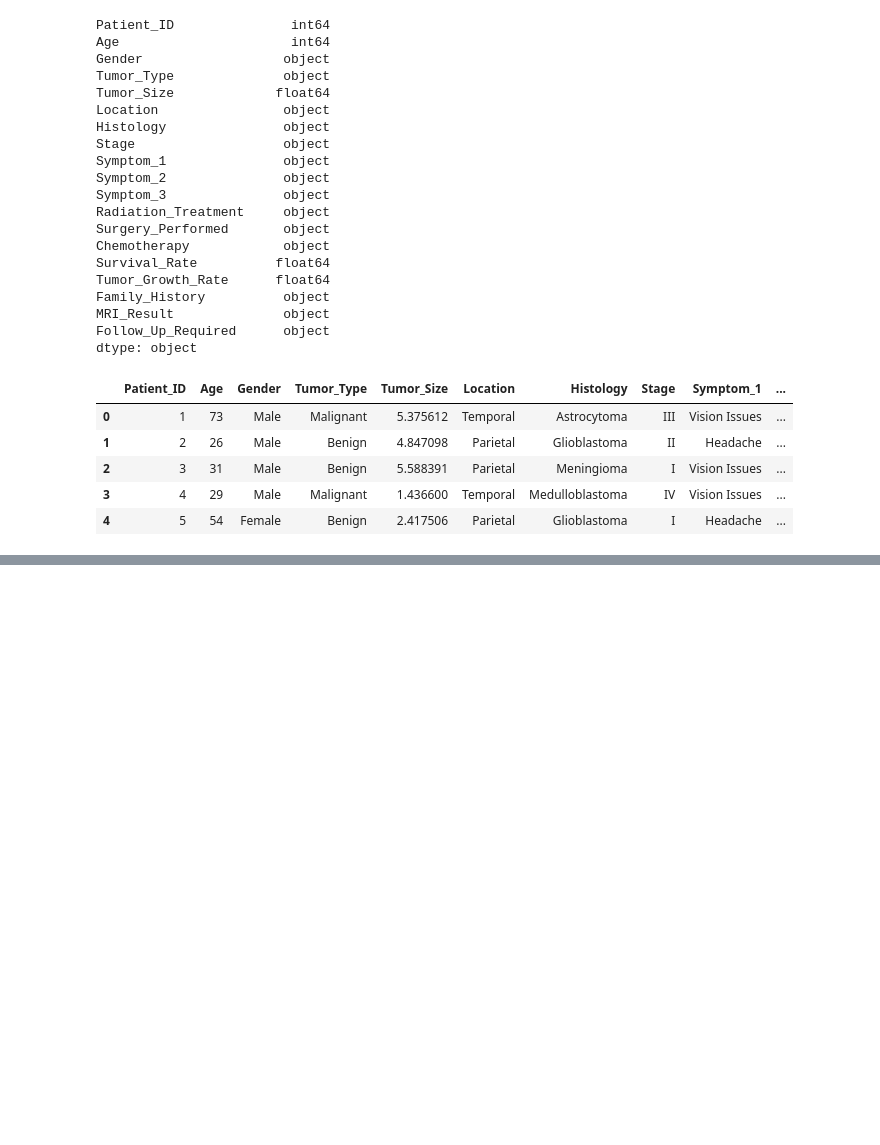
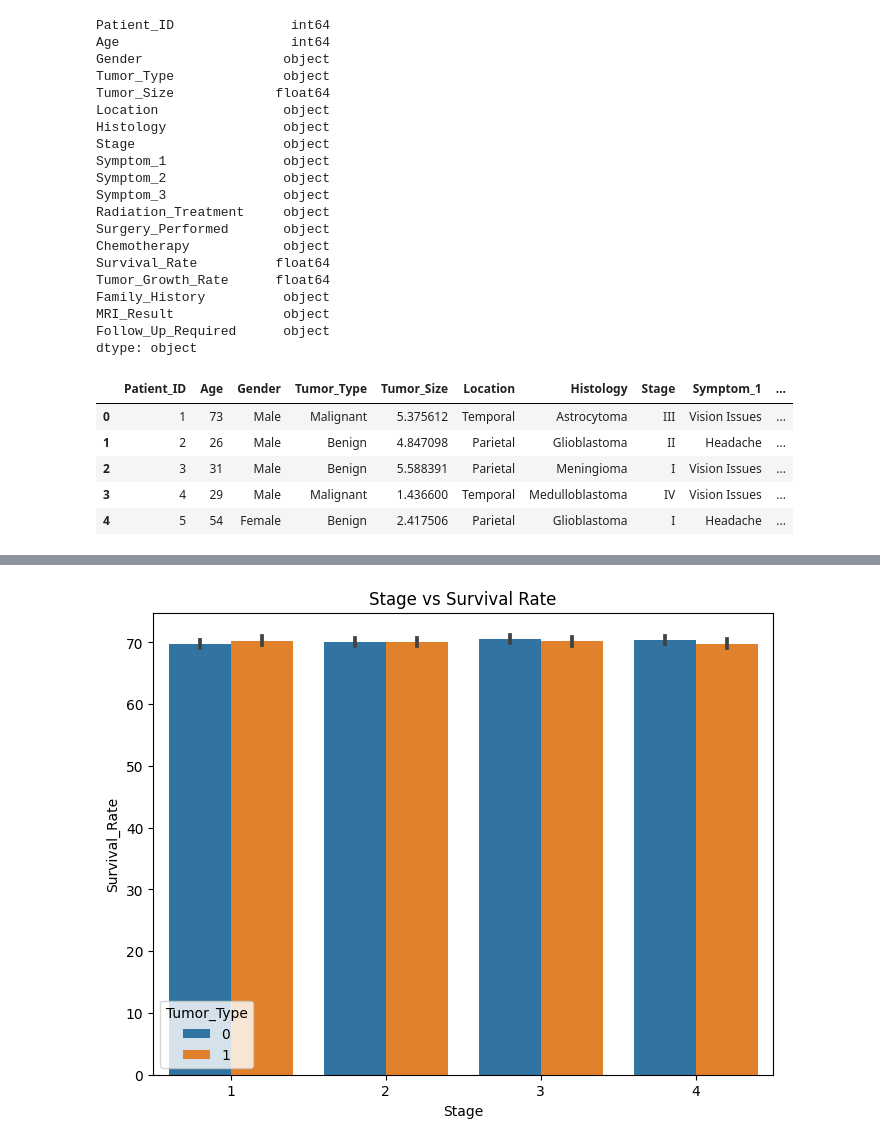
Before and after one commit to GrEyBoG/cancer_diagnosis, a Jupyter notebook: cancer-diagnosis.ipynb, the cells around one changed output, grey strips where cells are left out. Saved outputs shown, nothing was run; the diff lists cells and outputs as text; code cells hidden in the pictures; blank space fills up the shorter version.

```diff
--- a/cancer-diagnosis.ipynb
+++ b/cancer-diagnosis.ipynb
@@ -127,0 +168,13 @@ array(['Positive', 'Negative'], dtype=object)
+# %%
+plt.figure(figsize=(8,6))
+
+sns.barplot(
+    data=df,
+    x="Stage",
+    y="Survival_Rate",
+    hue="Tumor_Type",
+)
+plt.title('Stage vs Survival Rate')
+plt.show()
+# %% [output]
+[figure, added]
```
Also changed, not shown: parts of 95 cells of this notebook.
